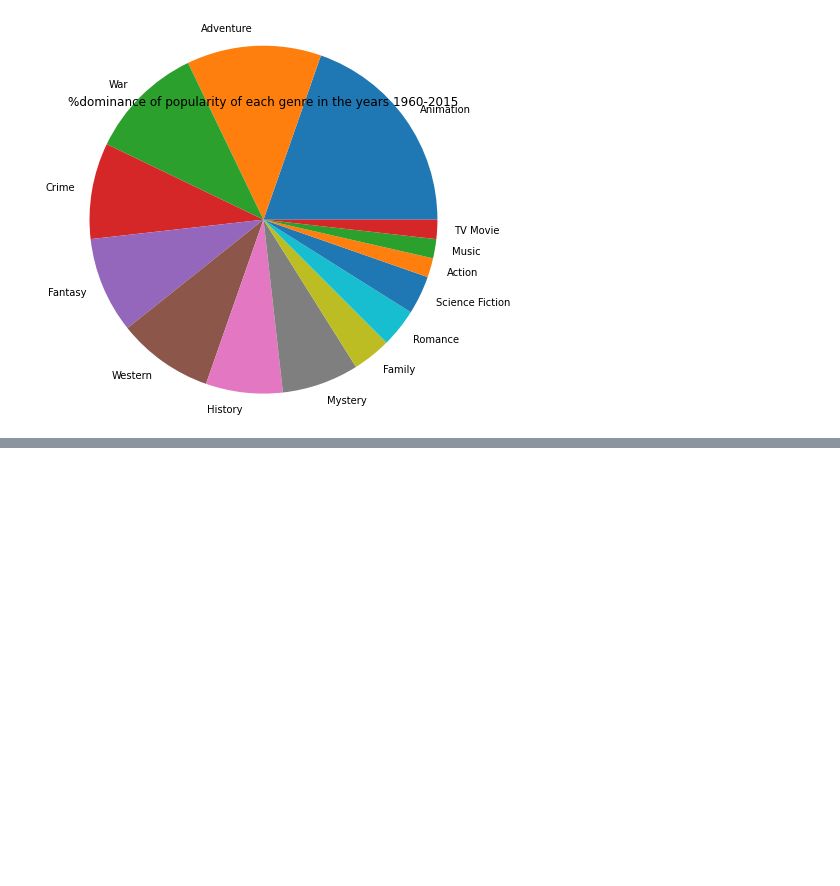
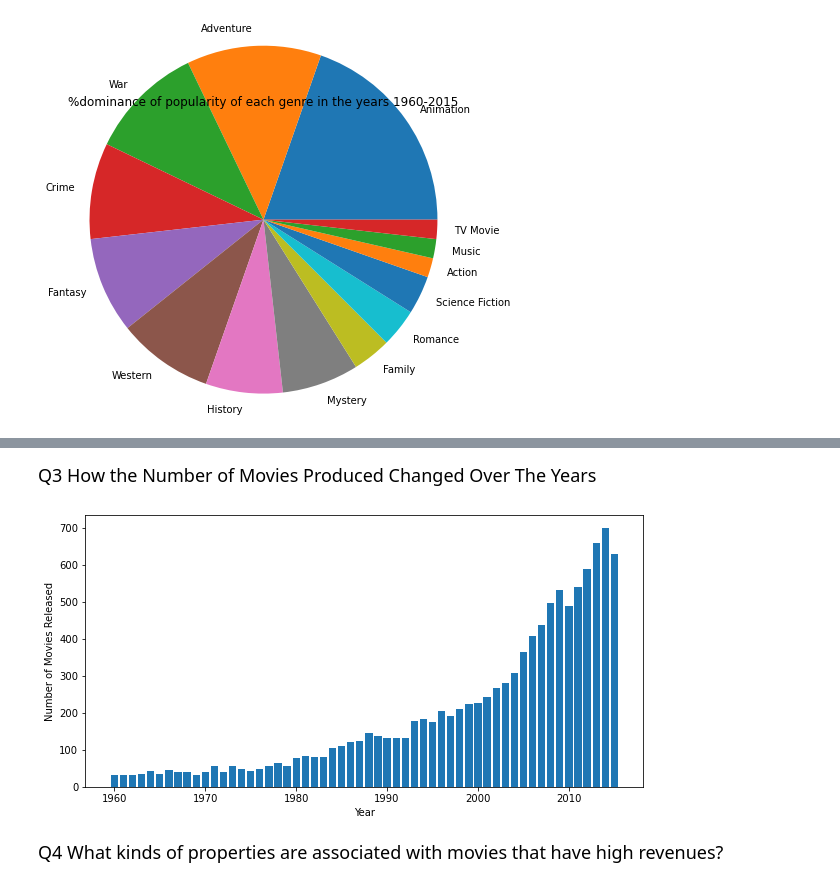
Before and after one commit to Noor-Nizar/FWD_DataAnalytics, a Jupyter notebook: proj.ipynb, the cells around one changed output, grey strips where cells are left out. Saved outputs shown, nothing was run; the diff lists cells and outputs as text; code cells hidden in the pictures; blank space fills up the shorter version.

```diff
--- a/proj.ipynb
+++ b/proj.ipynb
@@ -94,0 +93,12 @@ for x in range(5):
+# %% [markdown]
+<font size="4"> Q3 How the Number of Movies Produced Changed Over The Years</font>
+# %%
+nper = df.groupby('release_year').count()['id']
+plt.subplots(figsize=(10,5))
+plt.bar(height = nper.values,x = nper.index);
+plt.xlabel('Year');
+plt.ylabel('Number of Movies Released');
+# %% [output]
+[figure, added]
+# %% [markdown]
+<font size="4"> Q4 What kinds of properties are associated with movies that have high revenues?</font>
```
Also changed, not shown: parts of 12 cells of this notebook.
